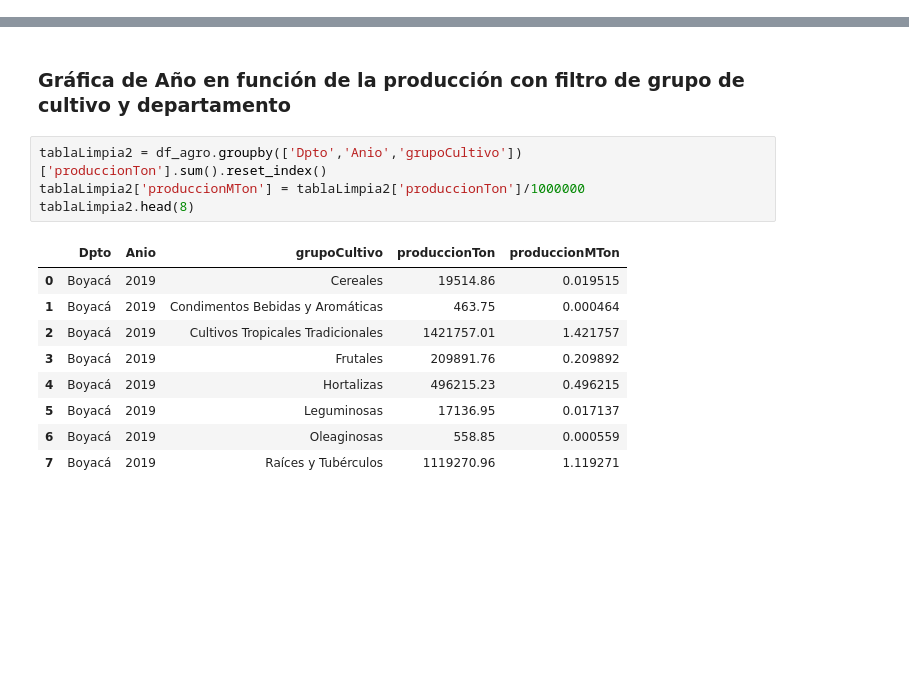
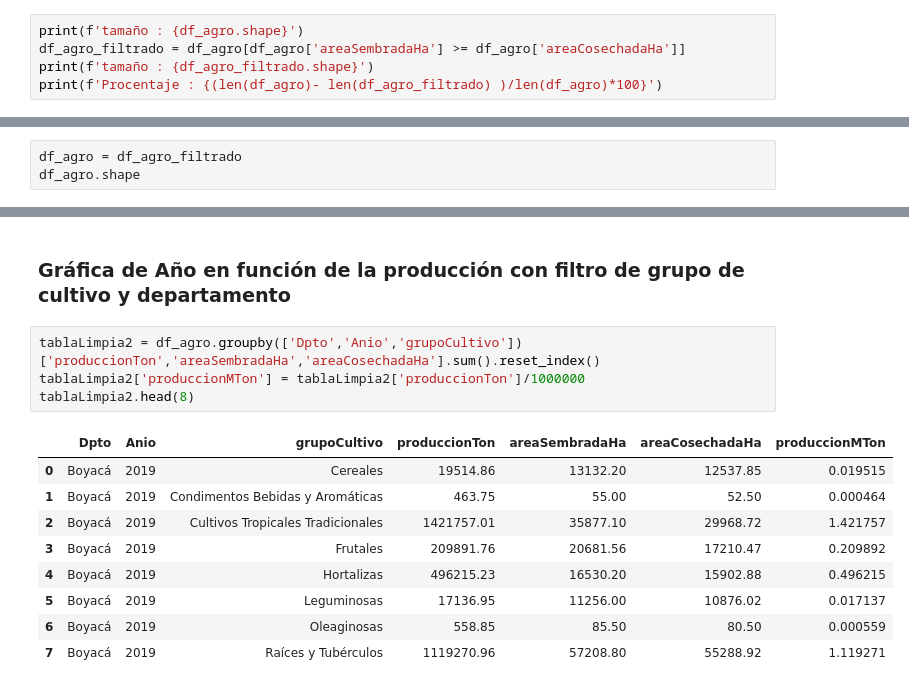
Before and after one commit to Samave02/Evaluaciones-Agropecuarias-Boyaca-Cundinamarca, a Jupyter notebook: Procesos de Analisis/Analisis_estadisticos_descriptivos.ipynb, the cells around one changed output, grey strips where cells are left out. Drawn from its saved outputs; the diff is of its cells as text; blank space fills up the shorter version.

```diff
--- a/Procesos de Analisis/Analisis_estadisticos_descriptivos.ipynb
+++ b/Procesos de Analisis/Analisis_estadisticos_descriptivos.ipynb
@@ -22,0 +141,5 @@ df_agro.shape
+# %%
+print(f'tamaño : {df_agro.shape}')
+df_agro_filtrado = df_agro[df_agro['areaSembradaHa'] >= df_agro['areaCosechadaHa']]
+print(f'tamaño : {df_agro_filtrado.shape}')
+print(f'Procentaje : {(len(df_agro)- len(df_agro_filtrado) )/len(df_agro)*100}')
@@ -22,0 +177,3 @@ df_agro.shape
+# %%
+df_agro = df_agro_filtrado
+df_agro.shape
@@ -294,19 +440,19 @@ plt.show()
 # %% [markdown]
 ### Gráfica de Año en función de la producción con filtro de grupo de cultivo y departamento
 # %%
-tablaLimpia2 = df_agro.groupby(['Dpto','Anio','grupoCultivo'])['produccionTon'].sum().reset_index()
+tablaLimpia2 = df_agro.groupby(['Dpto','Anio','grupoCultivo'])['produccionTon','areaSembradaHa','areaCosechadaHa'].sum().reset_index()
 tablaLimpia2['produccionMTon'] = tablaLimpia2['produccionTon']/1000000
 tablaLimpia2.head(8)
 # %% [output]
-|  | Dpto | Anio | grupoCultivo | produccionTon | produccionMTon |
-| 0 | Boyacá | 2019 | Cereales | 19514.86 | 0.019515 |
-| 1 | Boyacá | 2019 | Condimentos Bebidas y Aromáticas | 463.75 | 0.000464 |
-| 2 | Boyacá | 2019 | Cultivos Tropicales Tradicionales | 1421757.01 | 1.421757 |
-| 3 | Boyacá | 2019 | Frutales | 209891.76 | 0.209892 |
-| 4 | Boyacá | 2019 | Hortalizas | 496215.23 | 0.496215 |
-| 5 | Boyacá | 2019 | Leguminosas | 17136.95 | 0.017137 |
-| 6 | Boyacá | 2019 | Oleaginosas | 558.85 | 0.000559 |
-| 7 | Boyacá | 2019 | Raíces y Tubérculos | 1119270.96 | 1.119271 |
+|  | Dpto | Anio | grupoCultivo | produccionTon | areaSembradaHa | areaCosechadaHa | produccionMTon |
+| 0 | Boyacá | 2019 | Cereales | 19514.86 | 13132.20 | 12537.85 | 0.019515 |
+| 1 | Boyacá | 2019 | Condimentos Bebidas y Aromáticas | 463.75 | 55.00 | 52.50 | 0.000464 |
+| 2 | Boyacá | 2019 | Cultivos Tropicales Tradicionales | 1421757.01 | 35877.10 | 29968.72 | 1.421757 |
+| 3 | Boyacá | 2019 | Frutales | 209891.76 | 20681.56 | 17210.47 | 0.209892 |
+| 4 | Boyacá | 2019 | Hortalizas | 496215.23 | 16530.20 | 15902.88 | 0.496215 |
+| 5 | Boyacá | 2019 | Leguminosas | 17136.95 | 11256.00 | 10876.02 | 0.017137 |
+| 6 | Boyacá | 2019 | Oleaginosas | 558.85 | 85.50 | 80.50 | 0.000559 |
+| 7 | Boyacá | 2019 | Raíces y Tubérculos | 1119270.96 | 57208.80 | 55288.92 | 1.119271 |
 # %%
 g = sns.catplot(data=tablaLimpia2,
                 x='Anio',
```
Also changed, not shown: parts of 55 cells of this notebook.
